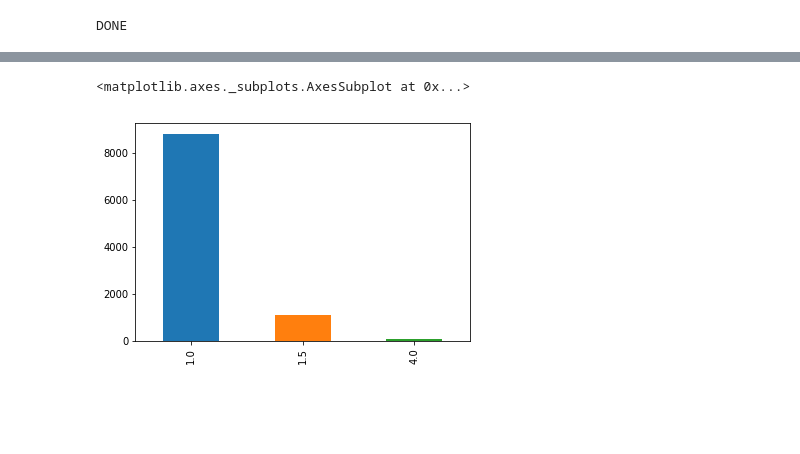
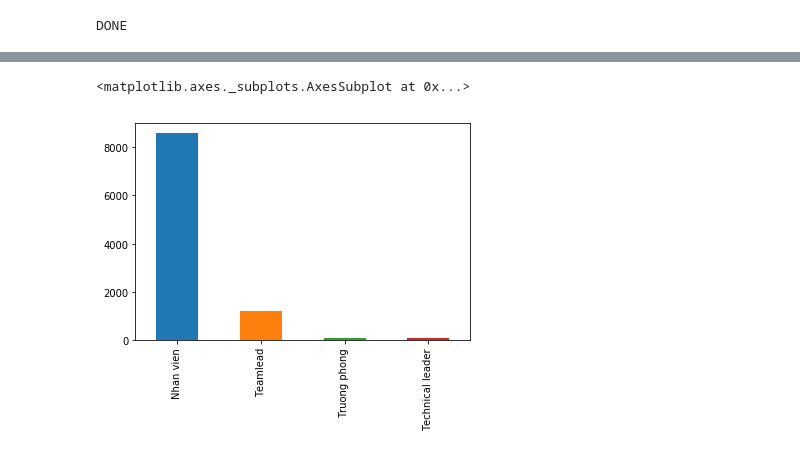
Before and after one commit to DucLong06/Salary-Prediction, a Jupyter notebook: solve/calculary_salary.ipynb, the cells around one changed output, grey strips where cells are left out. Drawn from its saved outputs; the diff is of its cells as text; code cells hidden in the pictures; blank space fills up the shorter version.

```diff
--- a/solve/calculary_salary.ipynb
+++ b/solve/calculary_salary.ipynb
@@ -446,7 +452,7 @@ Tien si             28
 Name: Bang_cap, dtype: int64
 # %%
 # Vẽ đồ thị xem phân bố các trường dữ liệu
-calculary_salary['He_so_trach_nhiem'].value_counts().plot(kind='bar')
+calculary_salary['Vi_tri'].value_counts().plot(kind='bar')
 # %% [output]
 <matplotlib.axes._subplots.AxesSubplot at 0x...>
-[figure, old version]
+[figure, new version]
```
Also changed, not shown: parts of 3 cells of this notebook, 38 other files.
